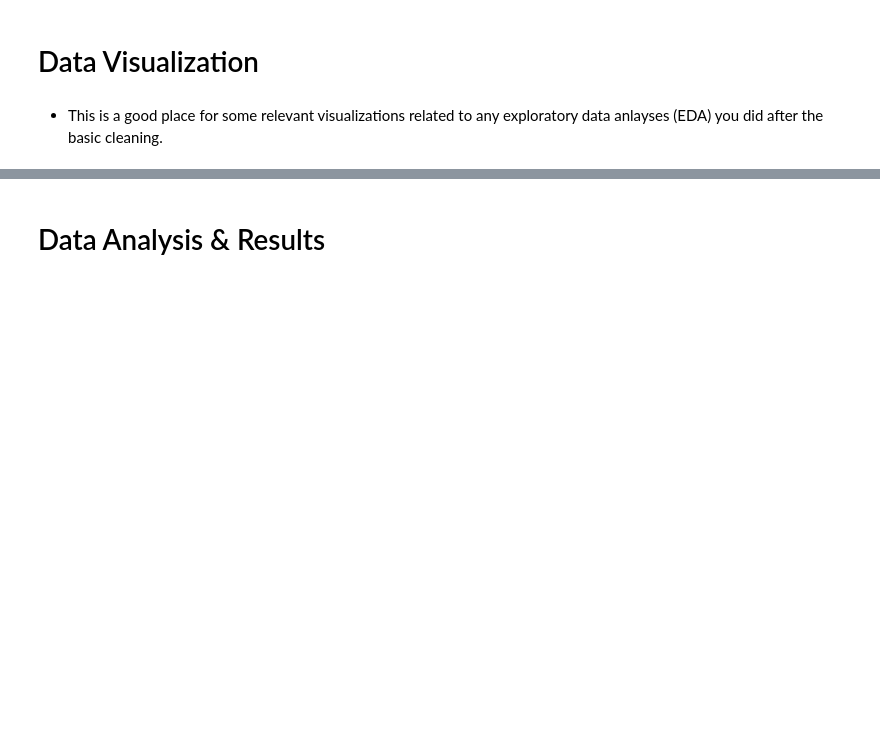
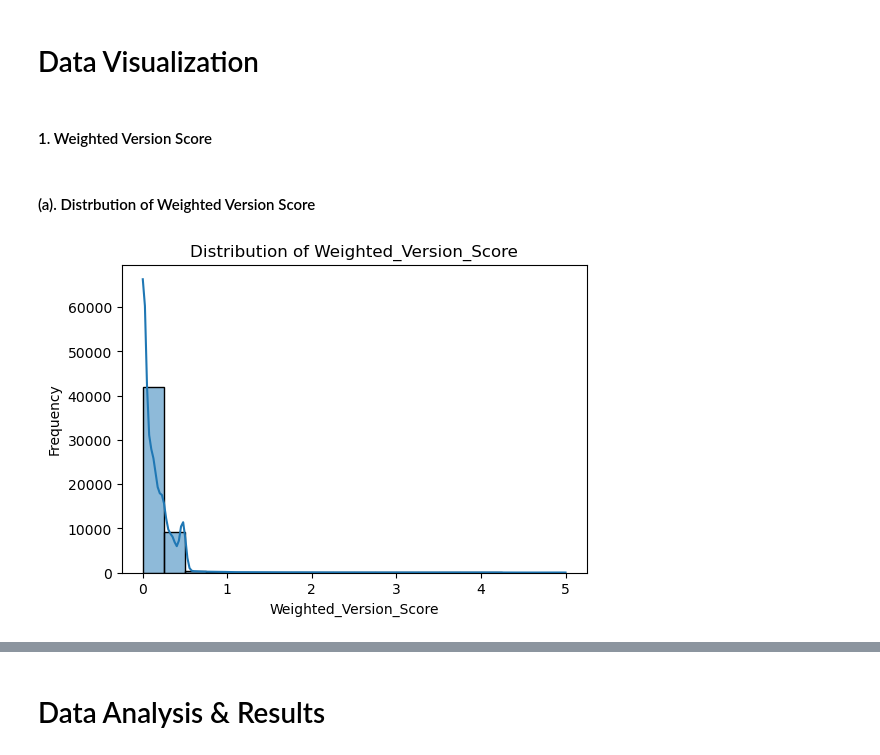
Before and after one commit to XIC051/ECE176-FINAL-PROJECT, a Jupyter notebook: FinalProject-Group13.ipynb, the cells around one changed output, grey strips where cells are left out. Drawn from its saved outputs; the diff is of its cells as text; code cells hidden in the pictures; blank space fills up the shorter version.

Commit message:
project final add data

```diff
--- a/FinalProject-Group13.ipynb
+++ b/FinalProject-Group13.ipynb
@@ -146,0 +157,15 @@ app.head()
+# %%
+# Create Update_Frequency column
+# Convert 'Released' and 'Updated' columns to a specific time zone (e.g., UTC)
+app['Released'] = pd.to_datetime(app['Released']).dt.tz_convert('UTC')
+app['Updated'] = pd.to_datetime(app['Updated']).dt.tz_convert('UTC')
+
+# Get the current date with the same time zone as the other Timestamps
+current_date = pd.Timestamp.now(tz='UTC')
+
+# Perform the calculations
+days_since_released = (current_date - app['Released']).dt.total_seconds() / (60 * 60 * 24)
+days_since_updated = (current_date - app['Updated']).dt.total_seconds() / (60 * 60 * 24)
+
+# Create Update_Frequency column
+app['Update_Frequency'] = days_since_released / days_since_updated
@@ -146,0 +204,13 @@ app.head()
+# %%
+# Ensure that Weighted_Version_Score is within range 0 to 5
+desired_max = 5
+
+# Rescale the 'Weighted_Version_Score' column by subtracting the minimum value
+current_min = app['Weighted_Version_Score'].min()
+app['Weighted_Version_Score'] = app['Weighted_Version_Score'] - current_min
+
+# Rescale the 'Weighted_Version_Score' column by curving the max to desire max
+current_max = app['Weighted_Version_Score'].max()
+app['Weighted_Version_Score'] = (app['Weighted_Version_Score'] / current_max) * desired_max
+app = app.drop(columns=['Free','Current_Version_Score','Standardized_Reviews','Standardized_Scores'])
+app.head()
@@ -147,4 +224,16 @@ app.head()
 # %% [markdown]
 # Data Visualization
-# %% [markdown]
-* This is a good place for some relevant visualizations related to any exploratory data anlayses (EDA) you did after the basic cleaning.
+# %% [markdown]
+#### 1. Weighted Version Score
+# %% [markdown]
+#### (a). Distrbution of Weighted Version Score
+# %%
+# Histogram of Current Version Score
+plt.figure(figsize=(6, 4))
+sns.histplot(app['Weighted_Version_Score'], bins=20, kde=True)
+plt.xlabel('Weighted_Version_Score')
+plt.ylabel('Frequency')
+plt.title('Distribution of Weighted_Version_Score')
+plt.show()
+# %% [output]
+[figure, added]
```
Also changed, not shown: parts of 42 cells of this notebook.
